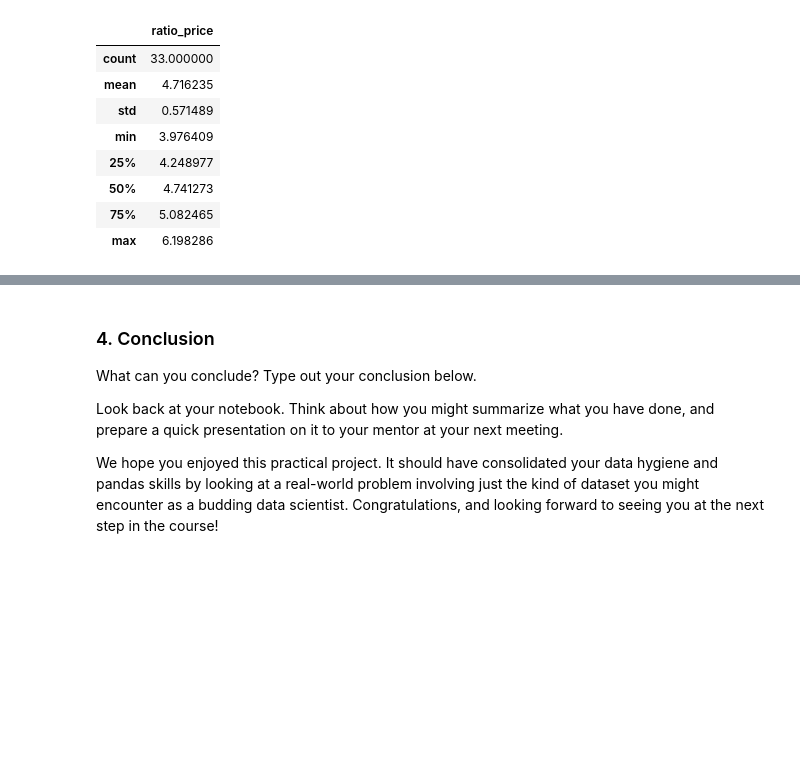
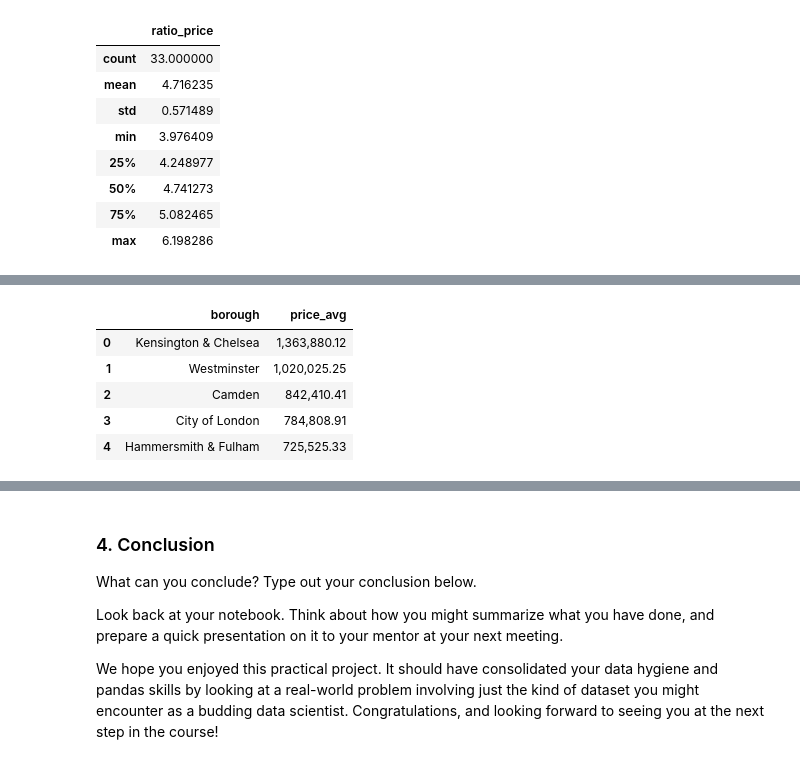
Before and after one commit to BrettlyCD/london-housing, a Jupyter notebook: london_housing.ipynb, the cells around one changed output, grey strips where cells are left out. Saved outputs shown, nothing was run; the diff lists cells and outputs as text; code cells hidden in the pictures; blank space fills up the shorter version.

```diff
--- a/london_housing.ipynb
+++ b/london_housing.ipynb
@@ -405,0 +413,9 @@ plt.show()
+# %%
+df18.head()
+# %% [output]
+|  | borough | price_avg |
+| 0 | Kensington & Chelsea | 1,363,880.12 |
+| 1 | Westminster | 1,020,025.25 |
+| 2 | Camden | 842,410.41 |
+| 3 | City of London | 784,808.91 |
+| 4 | Hammersmith & Fulham | 725,525.33 |
```
Also changed, not shown: parts of 11 cells of this notebook.
